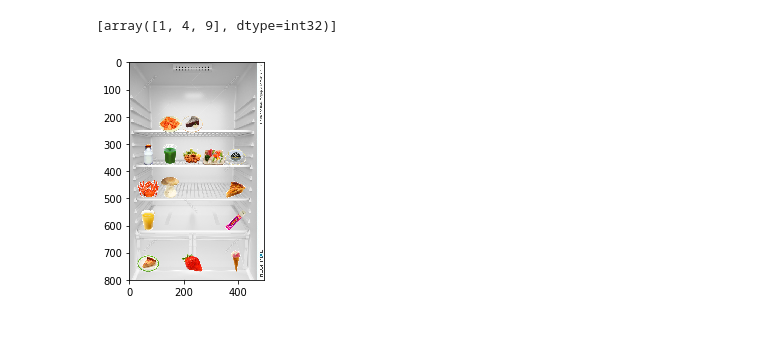
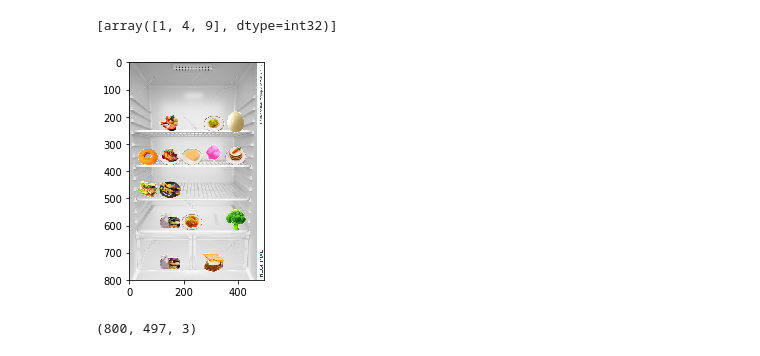
Before and after one commit to meganfrisella/final-capstone, a Jupyter notebook: fridge/jessie_test.ipynb, the cells around one changed output. Drawn from its saved outputs; the diff is of its cells as text; code cells hidden in the pictures.

```diff
--- a/fridge/jessie_test.ipynb
+++ b/fridge/jessie_test.ipynb
@@ -140,7 +138,7 @@ def layer_image(background, roi_image, image, shift = (0,0)):
 def parse_food():
 
 
-    rgba_pil = PIL.Image.open('fridge/food.png')
+    rgba_pil = PIL.Image.open('food.png')
     img = np.array(rgba_pil.convert('RGB'))
 
     row_step = 1200 // 15
@@ -152,6 +150,8 @@ def parse_food():
     for i in range(0, 1200, row_step):
         for j in range(0, 1280, col_step):
             images.append(img[i: i + row_step, j: j + col_step, :])
+            #CHANGE THIS, Check this:
+            labels.append("X")
 
     images = np.array(images[:-8]) #takes out the random lack of food at last row
     # list of each regionized image where 1 indicates object and 0 indicates background
@@ -159,7 +159,12 @@ def parse_food():
 
     return images, roi_images, labels
 # %%
+image_width = 80
+image_height = 80
 def generate_fridge(num_items):
+    """
+    num_items >=0 && <=25
+    """
 
     images, roi_images, labels = parse_food()
     right = [shift for shift in range(30, 400, 80)]
@@ -169,16 +174,28 @@ def generate_fridge(num_items):
         for pos in right:
             shift_ls.append([(shelf, pos)])
 
-    fridge = mpimg.imread('fridge/fridge.jpg')
+    fridge = mpimg.imread('fridge.jpg')
     fridge = np.array(fridge)
 
+    boxes_list = []
+    labels_list = []
+
     for i in range(num_items):
-        rand_shelf = shelf_coord[np.random.randint(0, len(shelf_coord))]
-        rand_image = images[np.random.randint(0, len(images))]
+        #rand_shelf = shelf_coord[np.random.randint(0, len(shelf_coord))]
+        randint = np.random.randint(0, len(images))
+        #rand_image = images[np.random.randint(0, len(images))]
         shift = shift_ls.pop(np.random.randint(0, len(shift_ls))) #random right shift
-        fridge = layer_image(fridge, roi_images[i], images[i], shift[0])
+        fridge = layer_image(fridge, roi_images[randint], images[randint], shift[0])
+        boxes_list.append(np.array([shift[0][1], shift[0][0], shift[0][1]+image_width, shift[0][0]+image_height], dtype=np.float32))
+        labels_list.append(np.array(labels[randint]))
+    boxes_list = np.vstack(boxes_list)
     plt.imshow(fridge)
+    return fridge,boxes_list,np.array(labels_list)
-# %%
-generate_fridge(15)
-# %% [output]
-[figure, removed]
+# %%
+fridge, boxes, labels = generate_fridge(15)
+# %% [output]
+[figure, added]
+# %%
+print(fridge.shape)
+# %% [output]
+(800, 497, 3)
```
Also changed, not shown: parts of 18 cells of this notebook.
